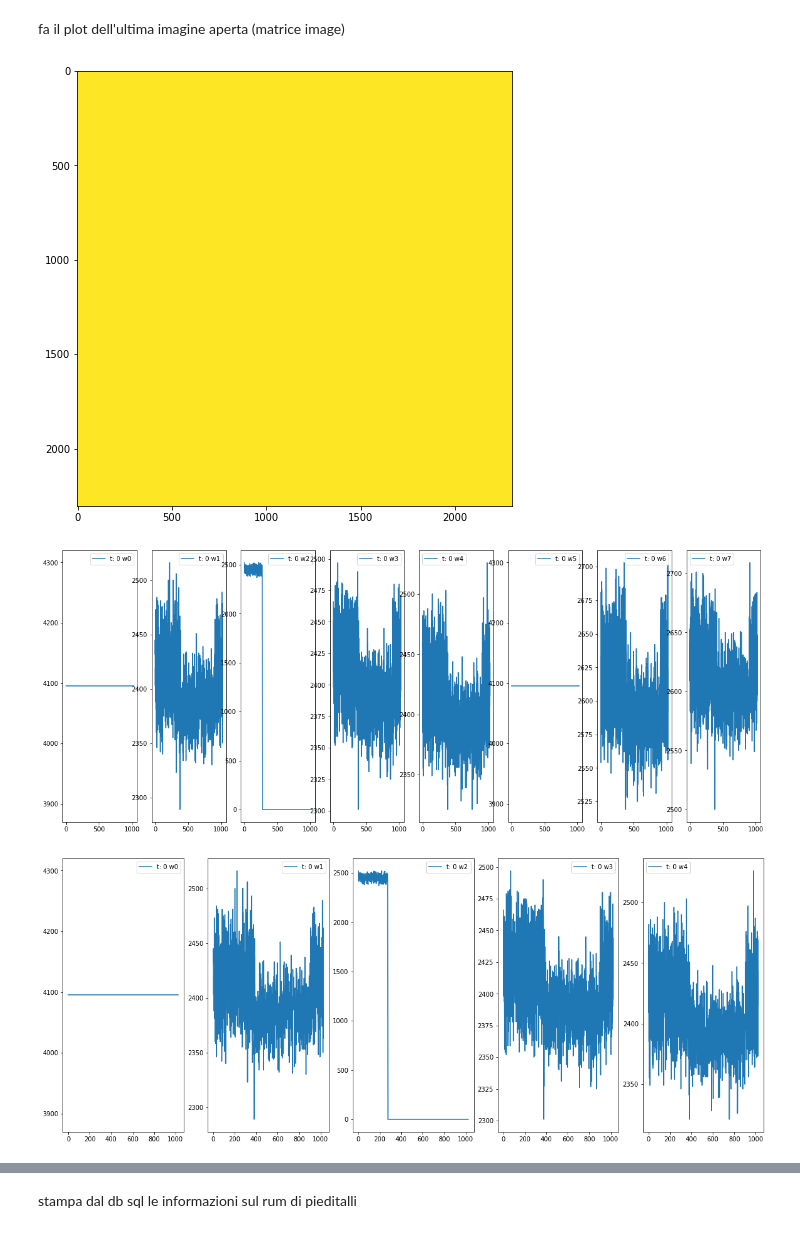
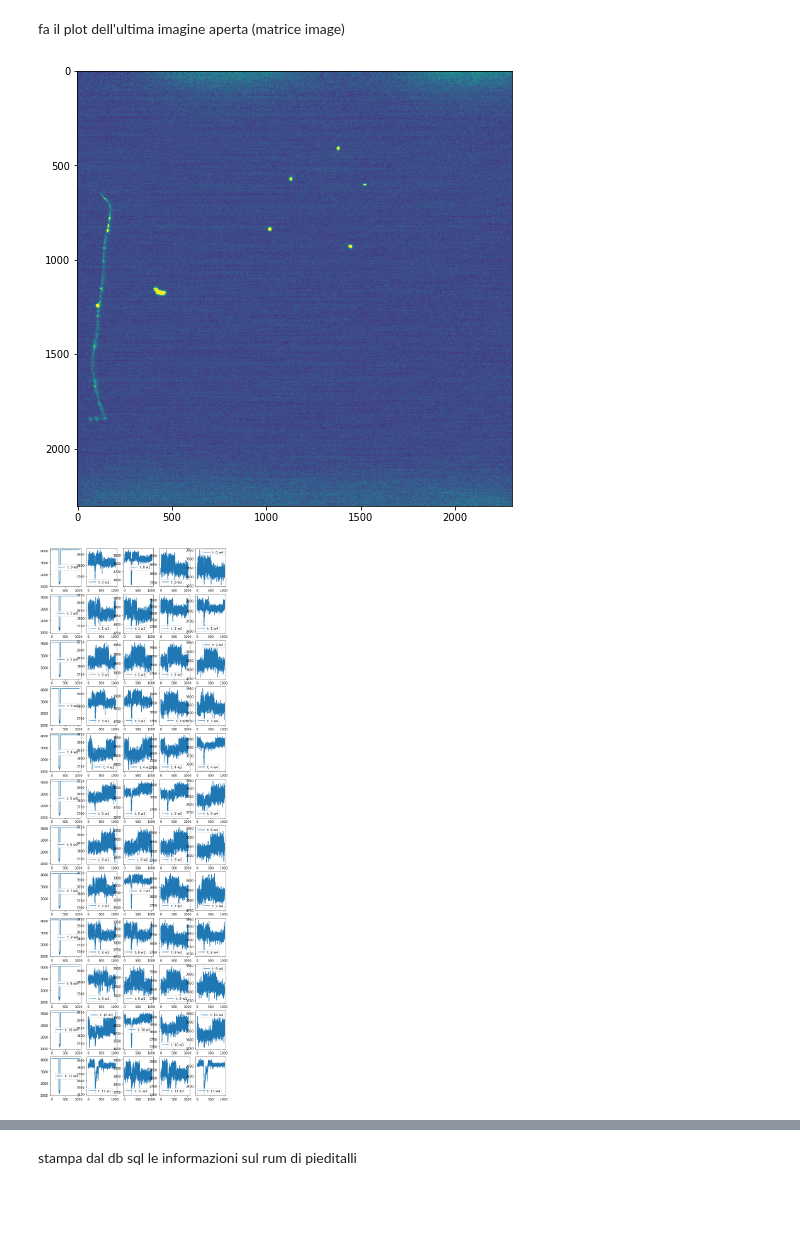
Before and after one commit to emanueledimarco/cygno, a Jupyter notebook: dev/readMidasFile.ipynb, the cells around one changed output, grey strips where cells are left out. Cells and saved outputs as stored; diff of their text form; code cells hidden in the pictures; blank space fills up the shorter version.

Commit message:
cy.rm verbose error

```diff
--- a/dev/readMidasFile.ipynb
+++ b/dev/readMidasFile.ipynb
@@ -11,6 +11,5 @@ import pandas as pd
 # %% [markdown]
 lettura info file dati:
 # %%
-nrun = 6061
-df = cy.run_info_logbook(run=nrun, sql=True, verbose=False)
+df = cy.run_info_logbook(run=6061, sql=True, verbose=False)
 df
@@ -20,7 +25,7 @@ print ("esempio di uso di un sigolo elementoi {:.2f}".format(df.GEM3_V.values[0]
 lettura file dati, WARING: path e' dove si trova il file, cloud=False dice che il file vine letto in posix (quindi se si e' gia' sulla cloud va lasciato cosi) da remoto va messo cloud=True e il path diventa il luogo in cui il file vine scaricato e letto, se viene richimato lo stesso file dal path questo non vine piu' scaricato ma solamente letto
 # %%
 
-mfile = cy.open_mid(run=nrun, path='/data01/data/', cloud=False, tag='', verbose=False)
+mfile = cy.open_mid(run=12250, path='/s3/cygno-data/', cloud=False, tag='LNGS', verbose=False)
 
 for event in mfile:
     if event.header.is_midas_internal_event():
@@ -41,7 +46,7 @@ for event in mfile:
 
         if bank_name=='INPT': # SLOW channels array
             slow = cy.daq_slow2array(bank)
-    if event.header.serial_number == 7:
+    if event.header.serial_number == 2:
         break
 # %% [output]
 Saw a special event
@@ -67,51 +72,20 @@ legge le waveforms (fino alla 5 perche' 5 ne acquisimo) e ne fa un plot
 fa il plot dell'ultima imagine aperta (matrice image)
 # %%
 plt.figure(figsize=(8,8))
-plt.imshow(image, vmin=95, vmax=200)
+plt.imshow(image, vmin=95, vmax=120)
 plt.show()
 # %% [output]
-[figure, old version]
+[figure, new version]
 # %%
-number_of_w_readed = 8
-if header[0][0]>1:
-    fig, ax = plt.subplots(header[0][0], number_of_w_readed, figsize=(20, header[1][0]))
-else:
-    fig, ax = plt.subplots(1, number_of_w_readed, figsize=(20, int(header[1][0])/4))
+number_of_w_readed = 5
+fig, ax = plt.subplots(header[0][0], number_of_w_readed, figsize=(10, header[1][0]))
 for t in range(0, header[0][0]):
     offset = t*header[1][0]
     for w in range(0, number_of_w_readed):
-        if header[0][0]>1:
-            ax[t,w].plot(np.linspace(0, header[2][0], header[2][0]), waveform_f[offset],
-                         label="t: {:d} w{:d}".format(t,w))
-            ax[t,w].legend()
-        else:
-            ax[w].plot(np.linspace(0, header[2][0], header[2][0]), waveform_f[offset],
-                       label="t: {:d} w{:d}".format(t,w))
-            ax[w].legend()
+        ax[t,w].plot(np.linspace(0, header[2][0], header[2][0]), waveform_f[offset], label="t: {:d} w{:d}".format(t,w))
+        ax[t,w].legend()
         offset+=1
 
 plt.show()
 # %% [output]
-[figure, old version]
+[figure, new version]
-# %%
-number_of_w_readed = 5
-if header[0][0]>1:
-    fig, ax = plt.subplots(header[0][1], number_of_w_readed, figsize=(10, 2*header[1][1]))
-else:
-    fig, ax = plt.subplots(1, number_of_w_readed, figsize=(20, int(header[1][0])/4))
-for t in range(0, header[0][0]):
-    offset = t*header[1][0]
-    for w in range(0, number_of_w_readed):
-        if header[0][0]>1:
-            ax[t,w].plot(np.linspace(0, header[2][1], header[2][1]), waveform_s[offset],
-                         label="t: {:d} w{:d}".format(t,w))
-            ax[t,w].legend()
-        else:
-            ax[w].plot(np.linspace(0, header[2][0], header[2][0]), waveform_f[offset],
-                       label="t: {:d} w{:d}".format(t,w))
-            ax[w].legend()
-        offset+=1
-
-plt.show()
-# %% [output]
-[figure, removed]
```
Also changed, not shown: parts of 22 cells of this notebook, 2 other files.
